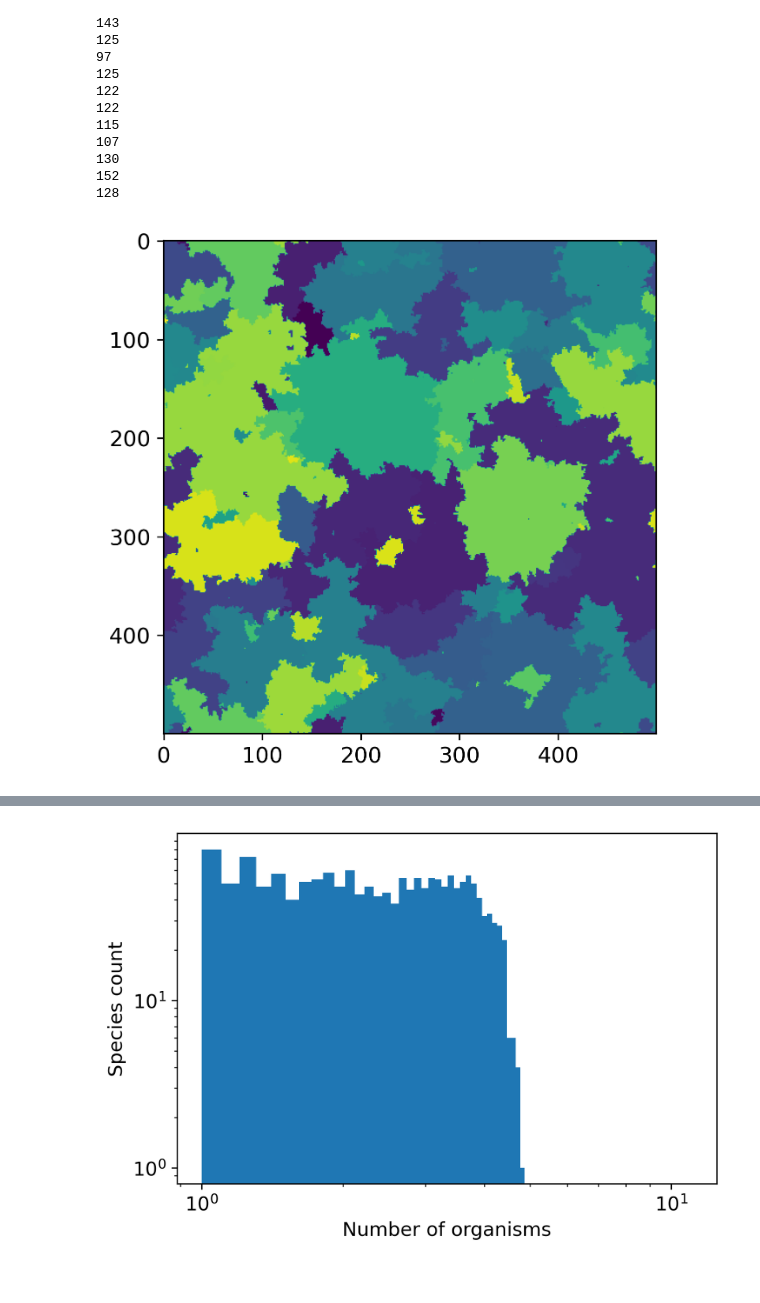
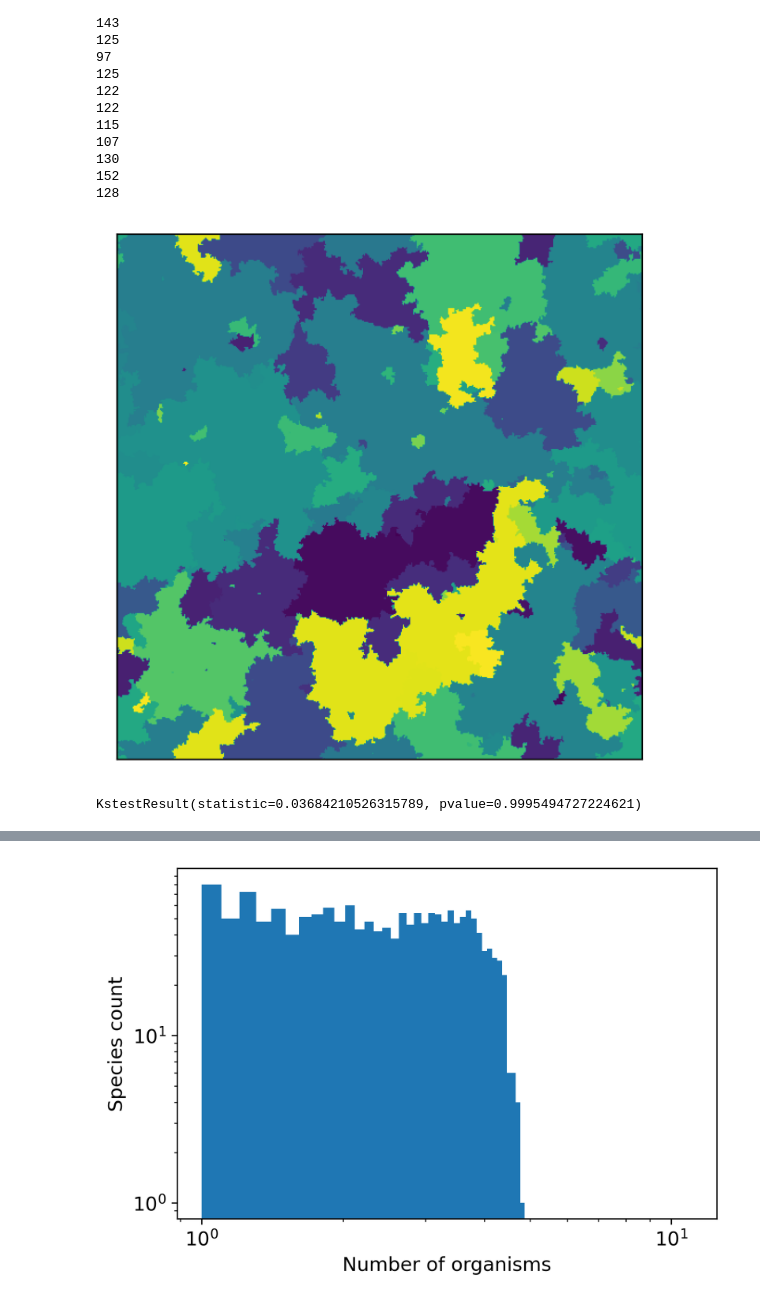
Before and after one commit to jonasargelo/Complex-systems-sim, a Jupyter notebook: Presentation plots basic model.ipynb, the cells around one changed output, grey strips where cells are left out. Drawn from its saved outputs; the diff is of its cells as text; code cells hidden in the pictures.

Commit message:
removed unnecessary notebooks,  added statistical testing

```diff
--- a/Presentation plots basic model.ipynb
+++ b/Presentation plots basic model.ipynb
@@ -49,10 +49,12 @@ for i in range(1, 21):
 128
 # %%
 plt.figure(figsize=(5, 5))
-plt.imshow(grid)
+plt.imshow(grids[3])
+plt.xticks([])
+plt.yticks([])
 plt.show()
 # %% [output]
-[figure, old version]
+[figure, new version]
 # %%
 n_centers = 10
 
@@ -68 +73,10 @@ spec_mean = np.mean(num_species, axis=0)
+# %%
+from scipy.optimize import curve_fit
+
+start_2 = 60
+(fit_c, fit_z), pcov = curve_fit(power_law, areas[start_2:], spec_mean[start_2:], p0=[0.1, 1])
+res = scipy.stats.kstest(spec_mean[start_2:], fit_c*np.array(areas[start_2:])**fit_z)
+print(res)
+# %% [output]
+KstestResult(statistic=0.03684210526315789, pvalue=0.9995494727224621)
 # %%
```
Also changed, not shown: parts of 4 cells of this notebook, 2 other files.
